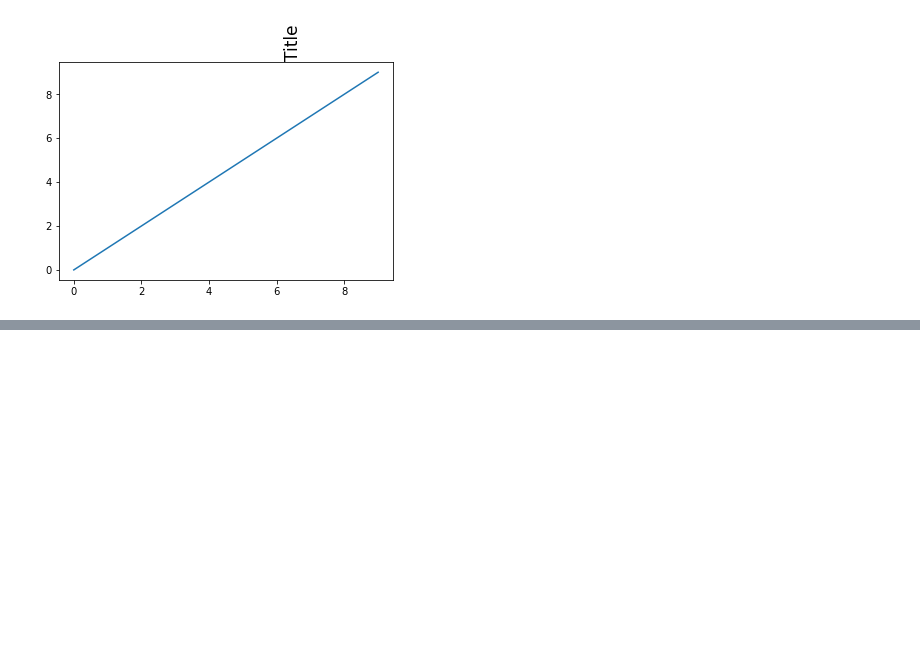
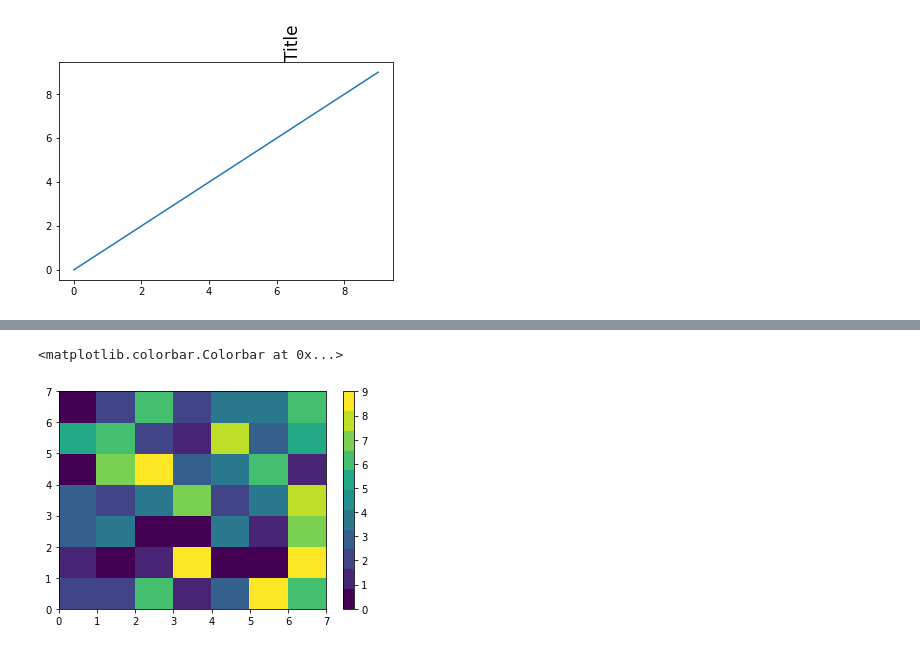
Before and after one commit to RustemDiveev/algo_python, a Jupyter notebook: matplotlib/3_chart_elements_settings.ipynb, the cells around one changed output, grey strips where cells are left out. Saved outputs shown, nothing was run; the diff lists cells and outputs as text; code cells hidden in the pictures; blank space fills up the shorter version.

```diff
--- a/matplotlib/3_chart_elements_settings.ipynb
+++ b/matplotlib/3_chart_elements_settings.ipynb
@@ -469,0 +533,13 @@ plt.plot(range(0, 10), range(0, 10))
+# %%
+"""
+    Для дискретного разделения цветов на цветовой полосе,
+    необходимо при построении изображения в соответствующую функцию pcolor()
+    через параметр cmap передать требуемую цветовую схему
+"""
+np.random.seed(123)
+vals = np.random.randint(10, size=(7, 7))
+plt.pcolor(vals, cmap=plt.get_cmap('viridis', 11))
+plt.colorbar()
+# %% [output]
+<matplotlib.colorbar.Colorbar at 0x...>
+[figure, added]
```
Also changed, not shown: parts of 8 cells of this notebook.
